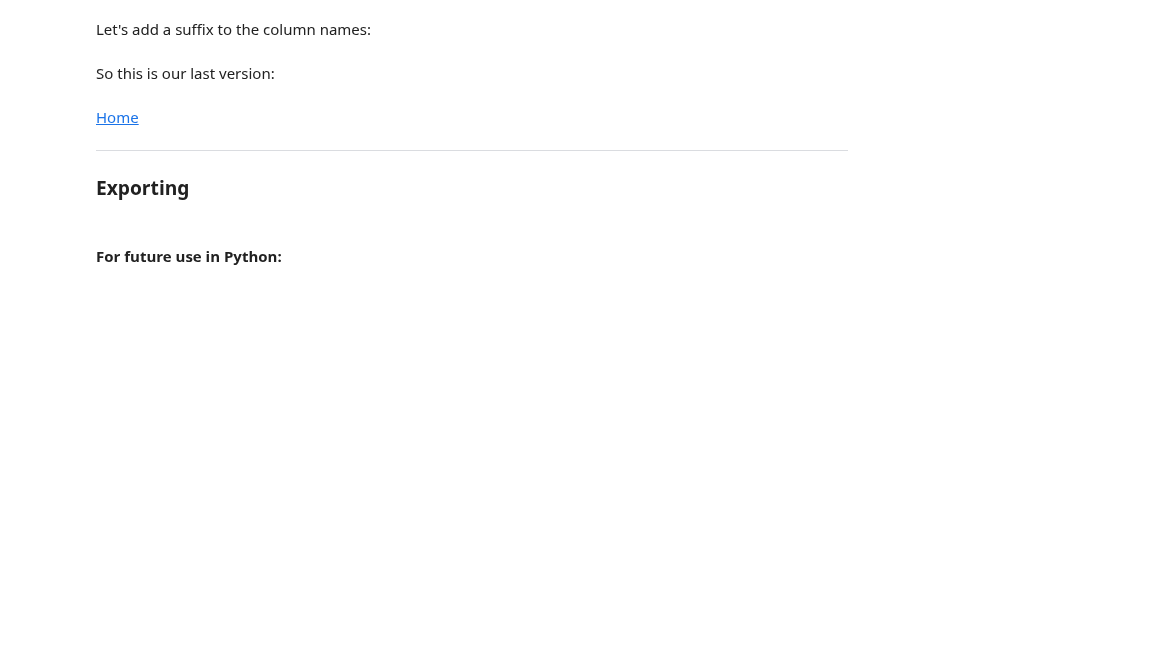
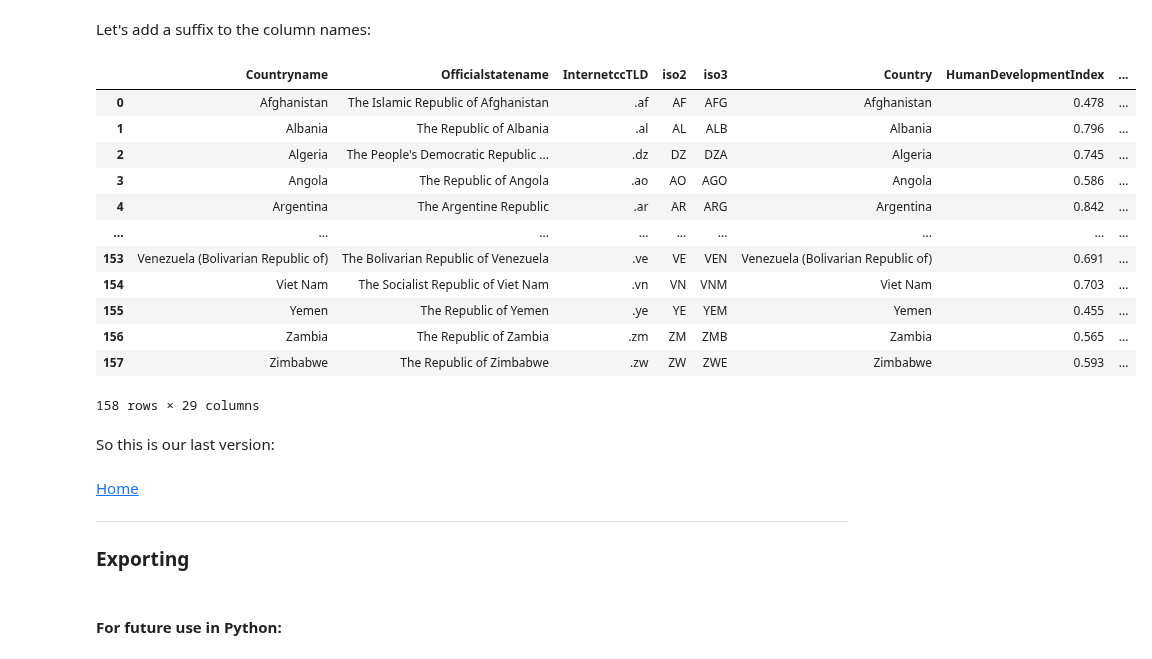
Before and after one commit to eScienceWinterSchool/PythonSession, a Jupyter notebook: index.ipynb, the cells around one changed output. Drawn from its saved outputs; the diff is of its cells as text; code cells hidden in the pictures; blank space fills up the shorter version.

```diff
--- a/index.ipynb
+++ b/index.ipynb
@@ -421,6 +1089,6 @@ Let me get the column names of the numeric columns:
 # %%
 import numpy as np
 
-colsToScale = hdidem.select_dtypes([np.number]).columns
+colsToScale = hdidemiso.select_dtypes([np.number]).columns
 
 colsToScale
@@ -431,7 +1106,7 @@ from sklearn.preprocessing import MinMaxScaler
 
 scaler = MinMaxScaler()
 
-df_minmax = scaler.fit_transform(hdidem.loc[:,colsToScale].to_numpy())
+df_minmax = scaler.fit_transform(hdidemiso.loc[:,colsToScale].to_numpy())
 df_scaled = pd.DataFrame(df_minmax, columns=colsToScale)
 # %% [markdown]
 Let's explore the result:
@@ -446,7 +1136,21 @@ Let's add a suffix to the column names:
 df_scaled.columns=df_scaled.columns+"_mM"
 # %%
 # concat to the right (instead of bottom) with axis=1
-pd.concat([hdidem,df_scaled],axis=1)
+pd.concat([hdidemiso,df_scaled],axis=1)
+# %% [output]
+|  | Countryname | Officialstatename | InternetccTLD | iso2 | iso3 | Country | HumanDevelopmentIndex | ... |
+| 0 | Afghanistan | The Islamic Republic of Afghanistan | .af | AF | AFG | Afghanistan | 0.478 | ... |
+| 1 | Albania | The Republic of Albania | .al | AL | ALB | Albania | 0.796 | ... |
+| 2 | Algeria | The People's Democratic Republic ... | .dz | DZ | DZA | Algeria | 0.745 | ... |
+| 3 | Angola | The Republic of Angola | .ao | AO | AGO | Angola | 0.586 | ... |
+| 4 | Argentina | The Argentine Republic | .ar | AR | ARG | Argentina | 0.842 | ... |
+| ... | ... | ... | ... | ... | ... | ... | ... | ... |
+| 153 | Venezuela (Bolivarian Republic of) | The Bolivarian Republic of Venezuela | .ve | VE | VEN | Venezuela (Bolivarian Republic of) | 0.691 | ... |
+| 154 | Viet Nam | The Socialist Republic of Viet Nam | .vn | VN | VNM | Viet Nam | 0.703 | ... |
+| 155 | Yemen | The Republic of Yemen | .ye | YE | YEM | Yemen | 0.455 | ... |
+| 156 | Zambia | The Republic of Zambia | .zm | ZM | ZMB | Zambia | 0.565 | ... |
+| 157 | Zimbabwe | The Republic of Zimbabwe | .zw | ZW | ZWE | Zimbabwe | 0.593 | ... |
+158 rows × 29 columns
 # %% [markdown]
 So this is our last version:
 # %%
```
Also changed, not shown: parts of 75 cells of this notebook, 2 other files.
